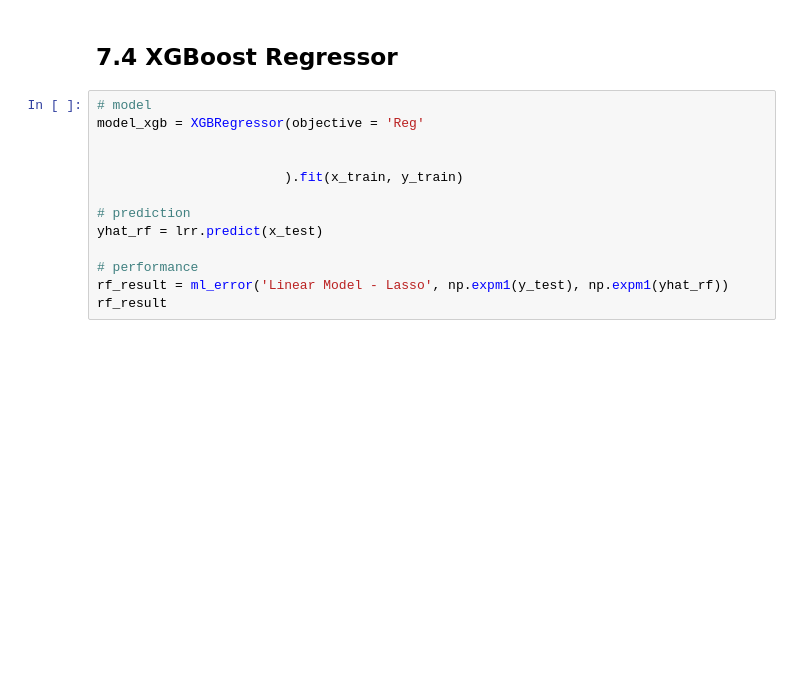
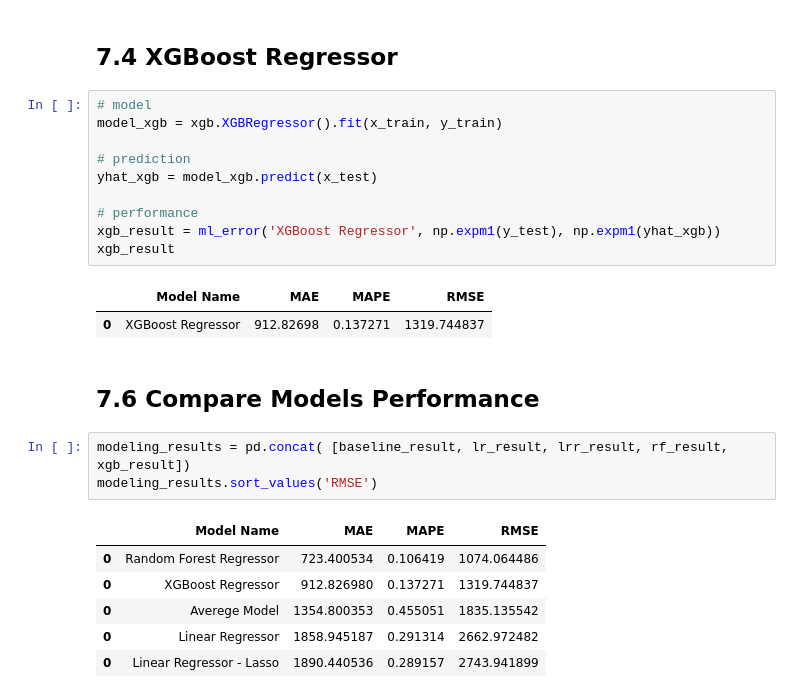
Before and after one commit to elielsantospaes/DS_em_Producao, a Jupyter notebook: Módulo_9_v1_store_sales_prediction.ipynb, the cells around one changed output. Saved outputs shown, nothing was run; the diff lists cells and outputs as text; blank space fills up the shorter version.

```diff
--- a/Módulo_9_v1_store_sales_prediction.ipynb
+++ b/Módulo_9_v1_store_sales_prediction.ipynb
@@ -1074,14 +1078,26 @@ rf_result
 ## 7.4 XGBoost Regressor
 # %%
 # model
-model_xgb = XGBRegressor(objective = 'Reg'
-
-
-                        ).fit(x_train, y_train)
+model_xgb = xgb.XGBRegressor().fit(x_train, y_train)
 
 # prediction
-yhat_rf = lrr.predict(x_test)
+yhat_xgb = model_xgb.predict(x_test)
 
 # performance
-rf_result = ml_error('Linear Model - Lasso', np.expm1(y_test), np.expm1(yhat_rf))
-rf_result
+xgb_result = ml_error('XGBoost Regressor', np.expm1(y_test), np.expm1(yhat_xgb))
+xgb_result
+# %% [output]
+|  | Model Name | MAE | MAPE | RMSE |
+| 0 | XGBoost Regressor | 912.82698 | 0.137271 | 1319.744837 |
+# %% [markdown]
+## 7.6 Compare Models Performance
+# %%
+modeling_results = pd.concat( [baseline_result, lr_result, lrr_result, rf_result, xgb_result])
+modeling_results.sort_values('RMSE')
+# %% [output]
+|  | Model Name | MAE | MAPE | RMSE |
+| 0 | Random Forest Regressor | 723.400534 | 0.106419 | 1074.064486 |
+| 0 | XGBoost Regressor | 912.826980 | 0.137271 | 1319.744837 |
+| 0 | Averege Model | 1354.800353 | 0.455051 | 1835.135542 |
+| 0 | Linear Regressor | 1858.945187 | 0.291314 | 2662.972482 |
+| 0 | Linear Regressor - Lasso | 1890.440536 | 0.289157 | 2743.941899 |
```
Also changed, not shown: parts of 6 cells of this notebook.
